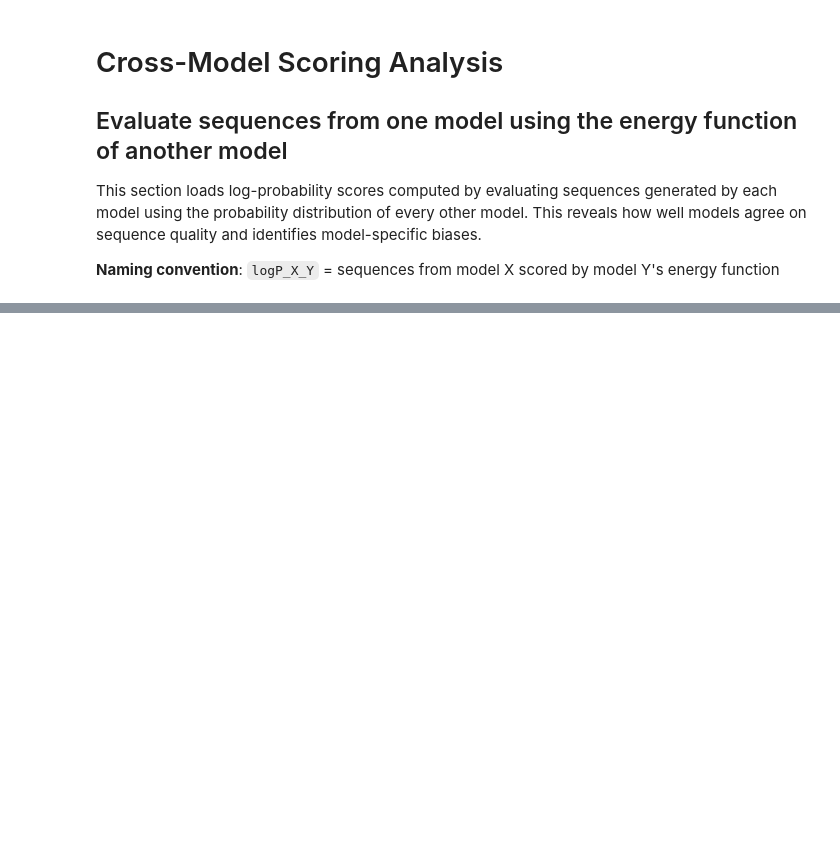
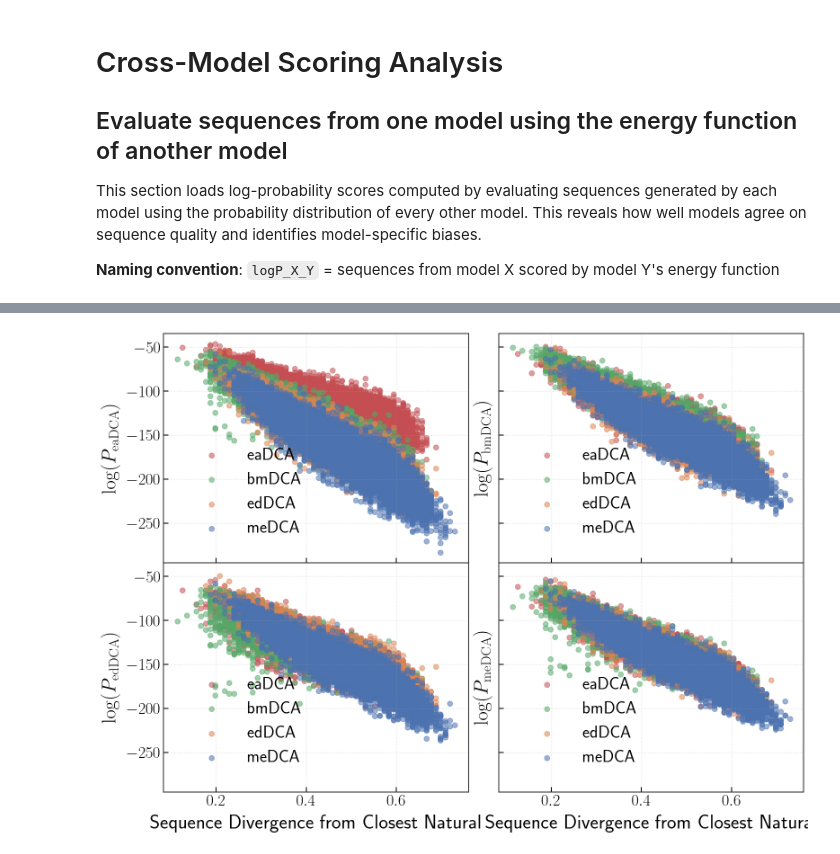
Before and after one commit to robertonetti/entropy-sparse-DCA, a Jupyter notebook: data_analysis/entropy.ipynb, the cells around one changed output, grey strips where cells are left out. Cells and saved outputs as stored; diff of their text form; code cells hidden in the pictures; blank space fills up the shorter version.

```diff
--- a/data_analysis/entropy.ipynb
+++ b/data_analysis/entropy.ipynb
@@ -664,21 +723,21 @@ def plot_energy_comparison_grid(figsize=(16, 12)):
     # === LaTeX style configuration ===
     plt.rcParams.update({
         "text.usetex": True,
-        "font.family": "serif",
-        "font.serif": ["Computer Modern Roman"],
-        "axes.linewidth": 1.2,
-        "xtick.direction": "in",
-        "ytick.direction": "in",
-        "xtick.top": True,
-        "ytick.right": True,
-        "xtick.major.size": 3.5,
-        "ytick.major.size": 3.5,
-        "xtick.minor.size": 2,
-        "ytick.minor.size": 2,
-        "axes.labelsize": 14,
-        "xtick.labelsize": 14,
-        "ytick.labelsize": 14,
-        "legend.frameon": False
+        # "font.family": "serif",
+        # "font.serif": ["Computer Modern Roman"],
+        # "axes.linewidth": 1.2,
+        # "xtick.direction": "in",
+        # "ytick.direction": "in",
+        # "xtick.top": True,
+        # "ytick.right": True,
+        # "xtick.major.size": 3.5,
+        # "ytick.major.size": 3.5,
+        # "xtick.minor.size": 2,
+        # "ytick.minor.size": 2,
+        # "axes.labelsize": 14,
+        # "xtick.labelsize": 14,
+        # "ytick.labelsize": 14,
+        # "legend.frameon": False
     })
 
     # === Create 2x2 figure grid ===
@@ -731,30 +790,32 @@ def plot_energy_comparison_grid(figsize=(16, 12)):
     ax.scatter(seq_div_bmDCA[:n], logP_bmDCA_edDCA, s=marker_size, c=colors['bmDCA'], alpha=alpha_point, label="bmDCA")
     ax.scatter(seq_div_edDCA[:n],   logP_edDCA_edDCA,   s=marker_size, c=colors['edDCA'], alpha=alpha_point, label="edDCA")
     ax.scatter(seq_div_meDCA[:n],    logP_meDCA_edDCA,    s=marker_size, c=colors['meDCA'], alpha=alpha_point, label="meDCA")
     ax.set_xlabel(r"Sequence Divergence from Closest Natural", fontsize=32, labelpad=10)
     ax.set_ylabel(r"$\log(P_{\mathrm{edDCA}})$", fontsize=32, labelpad=10)
     ax.legend(fontsize=28, frameon=False, fancybox=False, shadow=False, framealpha=0.95, borderpad=1, handlelength=2.5)
     ax.tick_params(axis='x', labelsize=26)
     ax.tick_params(axis='y', labelsize=26)
     style_axes(ax)
 
     # === SUBPLOT 4: Sequences scored by meDCA energy function ===
     ax = axes[1, 1]
     ax.scatter(seq_div_eaDCA[:n],   logP_eaDCA_meDCA,    s=marker_size, c=colors['eaDCA'], alpha=alpha_point, label="eaDCA")
     ax.scatter(seq_div_bmDCA[:n], logP_bmDCA_meDCA, s=marker_size, c=colors['bmDCA'], alpha=alpha_point, label="bmDCA")
     ax.scatter(seq_div_edDCA[:n],   logP_edDCA_meDCA,   s=marker_size, c=colors['edDCA'], alpha=alpha_point, label="edDCA")
     ax.scatter(seq_div_meDCA[:n],    logP_meDCA_meDCA,    s=marker_size, c=colors['meDCA'], alpha=alpha_point, label="meDCA")
     ax.set_xlabel(r"Sequence Divergence from Closest Natural", fontsize=32, labelpad=10)
     ax.set_ylabel(r"$\log(P_{\mathrm{meDCA}})$", fontsize=32, labelpad=10)
     ax.legend(fontsize=28, frameon=False, fancybox=False, shadow=False, framealpha=0.95, borderpad=1, handlelength=2.5)
     ax.tick_params(axis='x', labelsize=26)
     ax.tick_params(axis='y', labelsize=26)
     style_axes(ax)
 
     # === Final layout and save ===
     plt.savefig(output_path +"scatterplot_energy_vs_seqID.png")
     plt.show()
 
 
 # === Execute plotting function ===
 plot_energy_comparison_grid()
+# %% [output]
+[figure, added]
```
Also changed, not shown: parts of 30 cells of this notebook, 23 other files.
